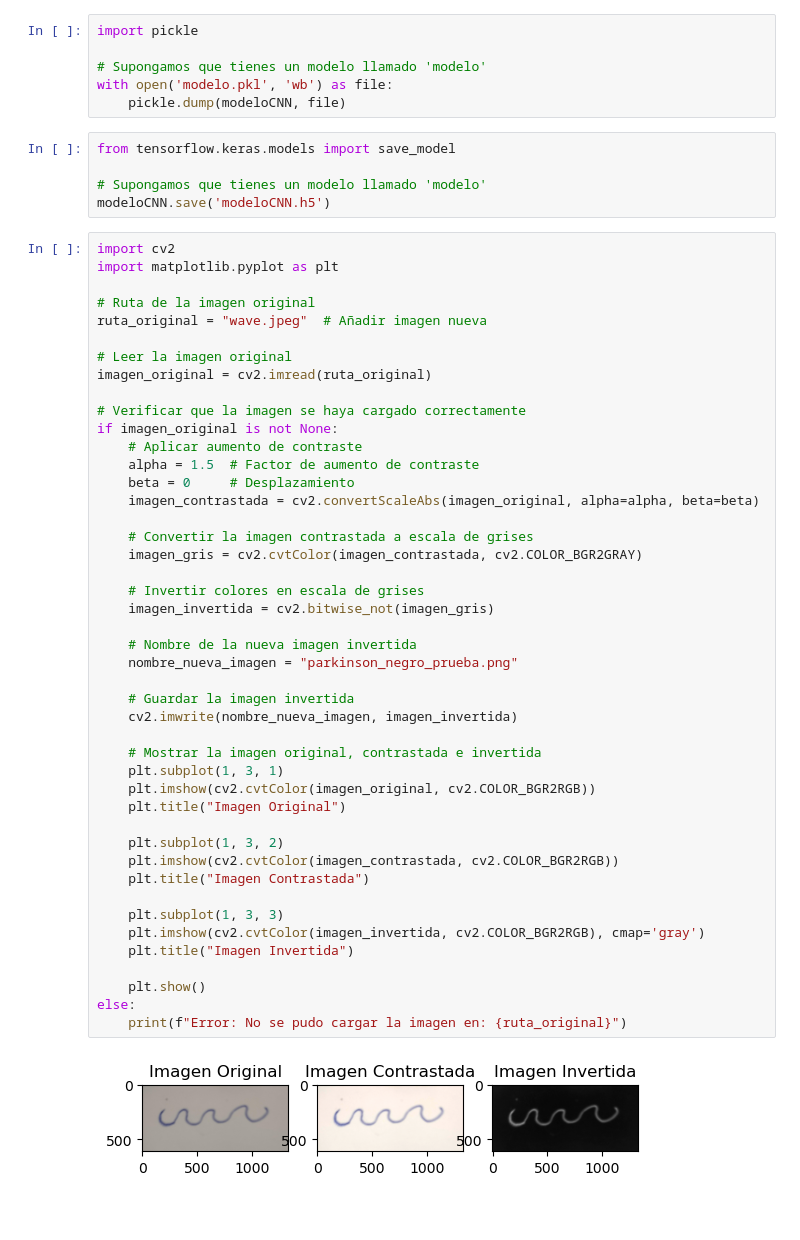
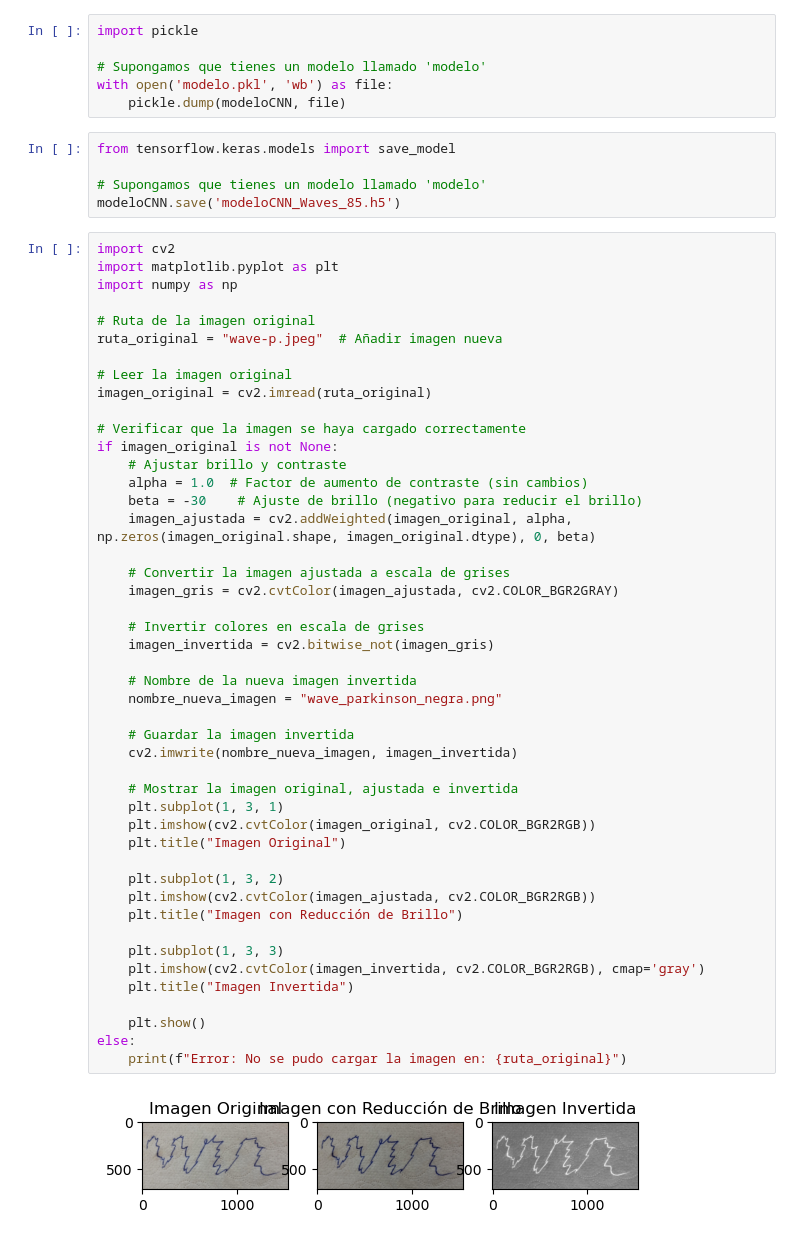
Before and after one commit to P2101/Bootcamp, a Jupyter notebook: Downloads/Parkinson_Image_Wave.ipynb, the cells around one changed output. Saved outputs shown, nothing was run; the diff lists cells and outputs as text; blank space fills up the shorter version.

```diff
--- a/Downloads/Parkinson_Image_Wave.ipynb
+++ b/Downloads/Parkinson_Image_Wave.ipynb
@@ -111,54 +109,55 @@ with open('modelo.pkl', 'wb') as file:
 from tensorflow.keras.models import save_model
 
 # Supongamos que tienes un modelo llamado 'modelo'
-modeloCNN.save('modeloCNN.h5')
+modeloCNN.save('modeloCNN_Waves_85.h5')
 # %%
 import cv2
 import matplotlib.pyplot as plt
+import numpy as np
 
 # Ruta de la imagen original
-ruta_original = "wave.jpeg"  # Añadir imagen nueva
+ruta_original = "wave-p.jpeg"  # Añadir imagen nueva
 
 # Leer la imagen original
 imagen_original = cv2.imread(ruta_original)
 
 # Verificar que la imagen se haya cargado correctamente
 if imagen_original is not None:
-    # Aplicar aumento de contraste
-    alpha = 1.5  # Factor de aumento de contraste
-    beta = 0     # Desplazamiento
-    imagen_contrastada = cv2.convertScaleAbs(imagen_original, alpha=alpha, beta=beta)
+    # Ajustar brillo y contraste
+    alpha = 1.0  # Factor de aumento de contraste (sin cambios)
+    beta = -30    # Ajuste de brillo (negativo para reducir el brillo)
+    imagen_ajustada = cv2.addWeighted(imagen_original, alpha, np.zeros(imagen_original.shape, imagen_original.dtype), 0, beta)
 
-    # Convertir la imagen contrastada a escala de grises
-    imagen_gris = cv2.cvtColor(imagen_contrastada, cv2.COLOR_BGR2GRAY)
+    # Convertir la imagen ajustada a escala de grises
+    imagen_gris = cv2.cvtColor(imagen_ajustada, cv2.COLOR_BGR2GRAY)
 
     # Invertir colores en escala de grises
     imagen_invertida = cv2.bitwise_not(imagen_gris)
 
     # Nombre de la nueva imagen invertida
-    nombre_nueva_imagen = "parkinson_negro_prueba.png"
+    nombre_nueva_imagen = "wave_parkinson_negra.png"
 
     # Guardar la imagen invertida
     cv2.imwrite(nombre_nueva_imagen, imagen_invertida)
 
-    # Mostrar la imagen original, contrastada e invertida
+    # Mostrar la imagen original, ajustada e invertida
     plt.subplot(1, 3, 1)
     plt.imshow(cv2.cvtColor(imagen_original, cv2.COLOR_BGR2RGB))
     plt.title("Imagen Original")
 
     plt.subplot(1, 3, 2)
-    plt.imshow(cv2.cvtColor(imagen_contrastada, cv2.COLOR_BGR2RGB))
-    plt.title("Imagen Contrastada")
+    plt.imshow(cv2.cvtColor(imagen_ajustada, cv2.COLOR_BGR2RGB))
+    plt.title("Imagen con Reducción de Brillo")
 
     plt.subplot(1, 3, 3)
     plt.imshow(cv2.cvtColor(imagen_invertida, cv2.COLOR_BGR2RGB), cmap='gray')
     plt.title("Imagen Invertida")
 
     plt.show()
 else:
     print(f"Error: No se pudo cargar la imagen en: {ruta_original}")
 # %% [output]
-[figure, old version]
+[figure, new version]
 # %%
 import numpy as np
 from keras.models import load_model
```
Also changed, not shown: parts of 6 cells of this notebook, 1 other file.
